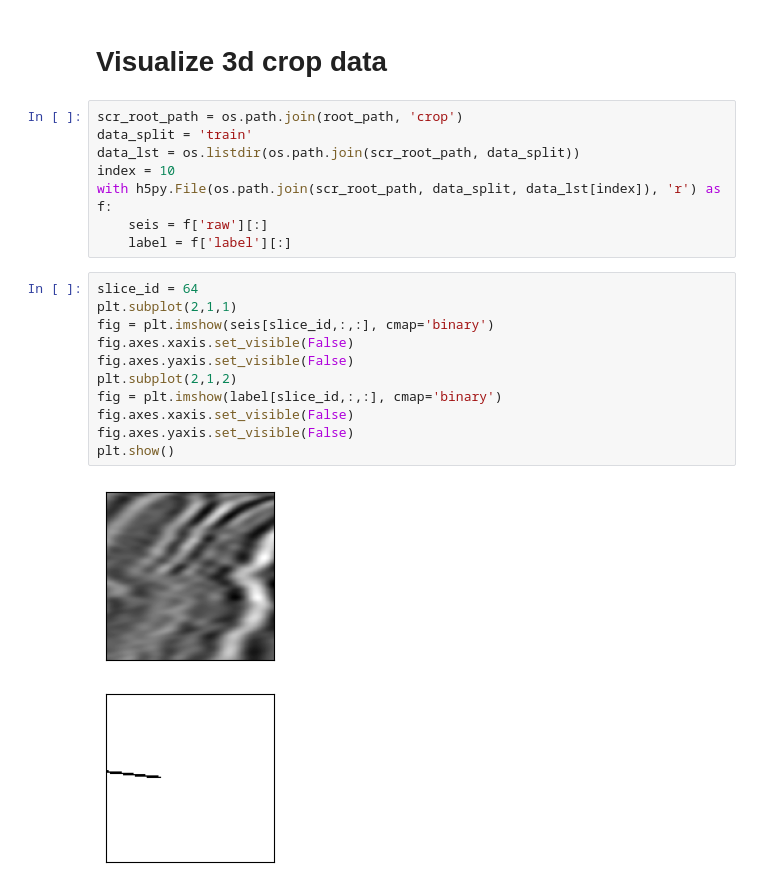
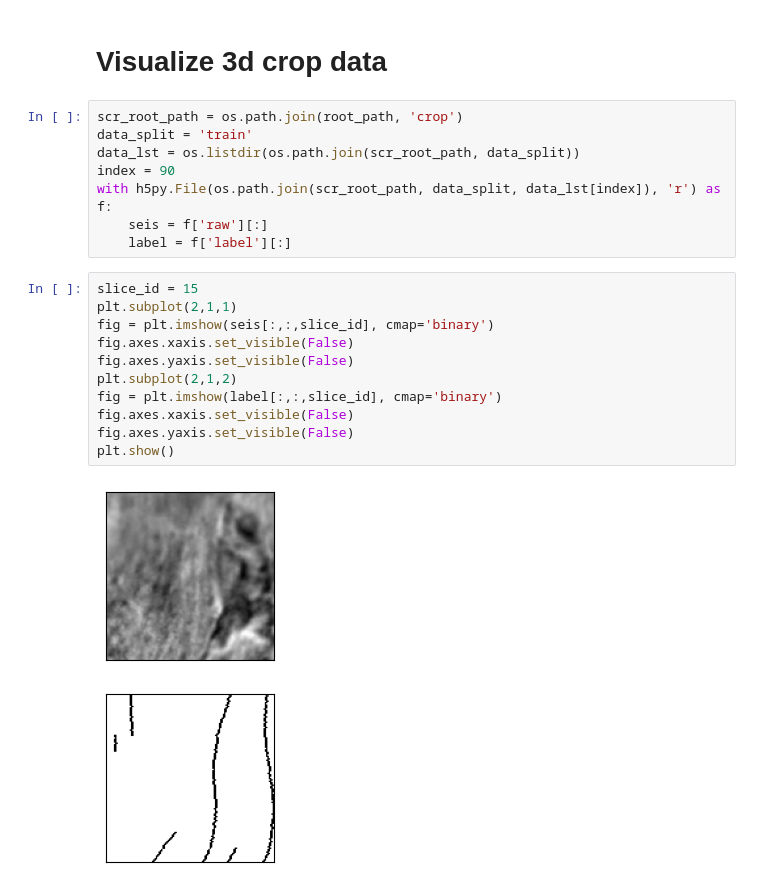
Before and after one commit to Kinlyran/Fault_Recong_zzr, a Jupyter notebook: data_explore.ipynb, the cells around one changed output. Cells and saved outputs as stored; diff of their text form.

```diff
--- a/data_explore.ipynb
+++ b/data_explore.ipynb
@@ -32,20 +32,20 @@ plt.show()
 scr_root_path = os.path.join(root_path, 'crop')
 data_split = 'train'
 data_lst = os.listdir(os.path.join(scr_root_path, data_split))
-index = 10
+index = 90
 with h5py.File(os.path.join(scr_root_path, data_split, data_lst[index]), 'r') as f:
     seis = f['raw'][:]
     label = f['label'][:]
 # %%
-slice_id = 64
+slice_id = 15
 plt.subplot(2,1,1)
-fig = plt.imshow(seis[slice_id,:,:], cmap='binary')
+fig = plt.imshow(seis[:,:,slice_id], cmap='binary')
 fig.axes.xaxis.set_visible(False)
 fig.axes.yaxis.set_visible(False)
 plt.subplot(2,1,2)
-fig = plt.imshow(label[slice_id,:,:], cmap='binary')
+fig = plt.imshow(label[:,:,slice_id], cmap='binary')
 fig.axes.xaxis.set_visible(False)
 fig.axes.yaxis.set_visible(False)
 plt.show()
 # %% [output]
-[figure, old version]
+[figure, new version]
```
Also changed, not shown: parts of 1 cell of this notebook, 3 other files.
